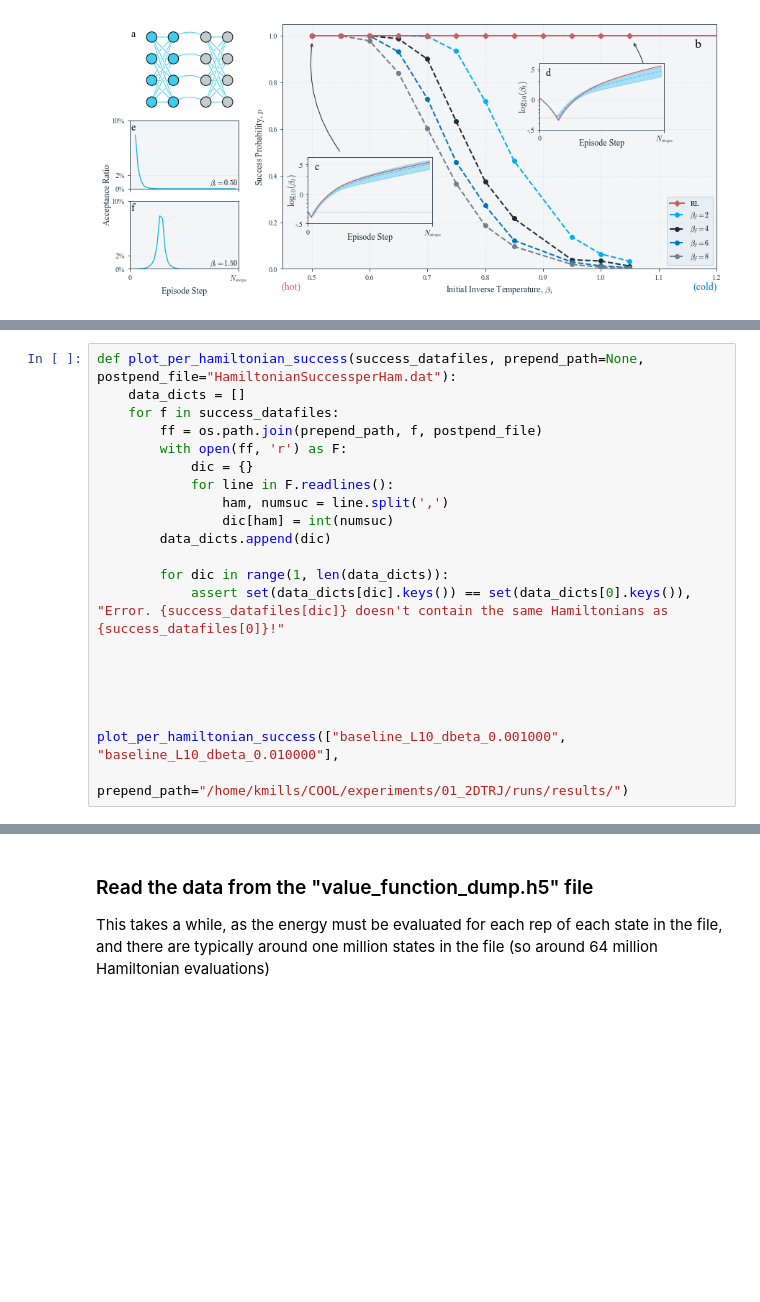
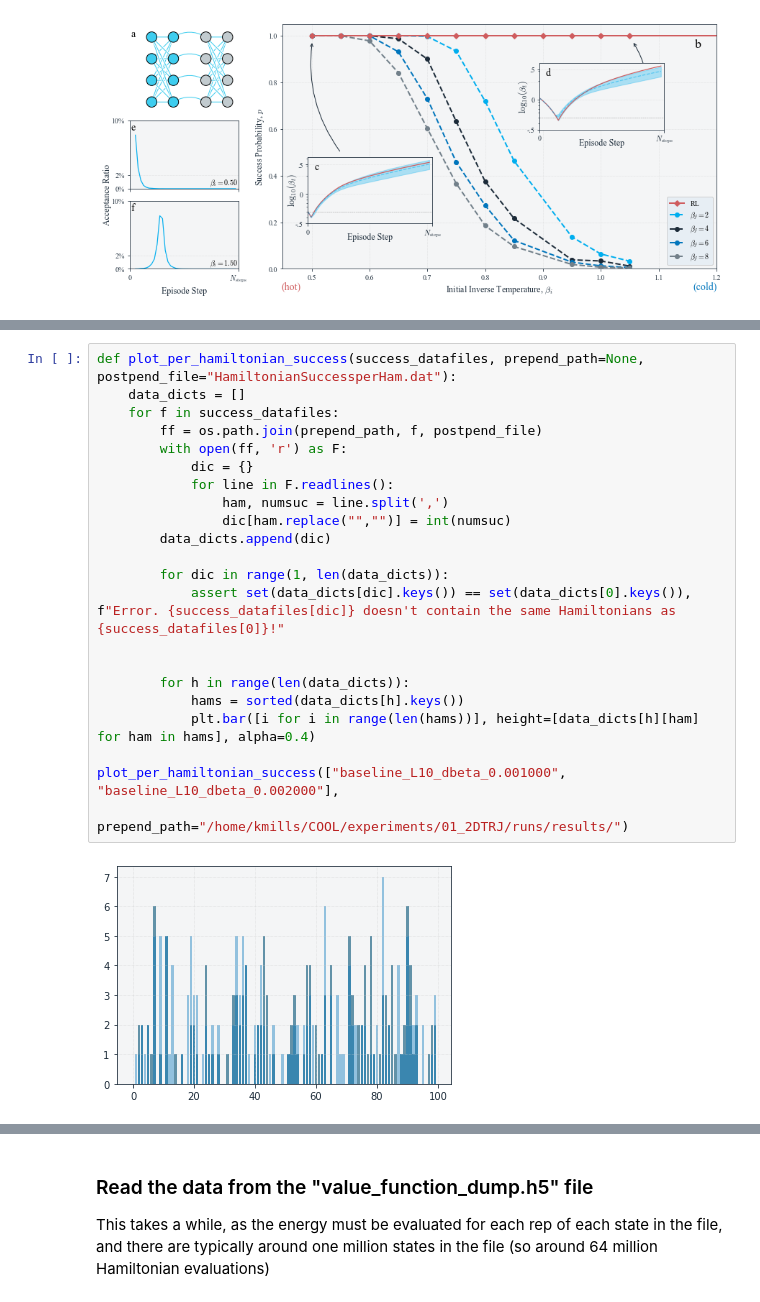
Before and after one commit to millskyle/COOL-1, a Jupyter notebook: plots/Plots.ipynb, the cells around one changed output, grey strips where cells are left out. Cells and saved outputs as stored; diff of their text form; blank space fills up the shorter version.

```diff
--- a/plots/Plots.ipynb
+++ b/plots/Plots.ipynb
@@ -671,21 +672,24 @@ fig.show()
 # %%
 def plot_per_hamiltonian_success(success_datafiles, prepend_path=None, postpend_file="HamiltonianSuccessperHam.dat"):
     data_dicts = []
     for f in success_datafiles:
         ff = os.path.join(prepend_path, f, postpend_file)
         with open(ff, 'r') as F:
             dic = {}
             for line in F.readlines():
                 ham, numsuc = line.split(',')
-                dic[ham] = int(numsuc)
+                dic[ham.replace("","")] = int(numsuc)
         data_dicts.append(dic)
 
         for dic in range(1, len(data_dicts)):
-            assert set(data_dicts[dic].keys()) == set(data_dicts[0].keys()), "Error. {success_datafiles[dic]} doesn't contain the same Hamiltonians as  {success_datafiles[0]}!"
+            assert set(data_dicts[dic].keys()) == set(data_dicts[0].keys()), f"Error. {success_datafiles[dic]} doesn't contain the same Hamiltonians as  {success_datafiles[0]}!"
 
 
+        for h in range(len(data_dicts)):
+            hams = sorted(data_dicts[h].keys())
+            plt.bar([i for i in range(len(hams))], height=[data_dicts[h][ham] for ham in hams], alpha=0.4)
 
-
-
-plot_per_hamiltonian_success(["baseline_L10_dbeta_0.001000", "baseline_L10_dbeta_0.010000"],
+plot_per_hamiltonian_success(["baseline_L10_dbeta_0.001000", "baseline_L10_dbeta_0.002000"],
                              prepend_path="/home/kmills/COOL/experiments/01_2DTRJ/runs/results/")
+# %% [output]
+[figure, added]
```
Also changed, not shown: parts of 2 cells of this notebook.
